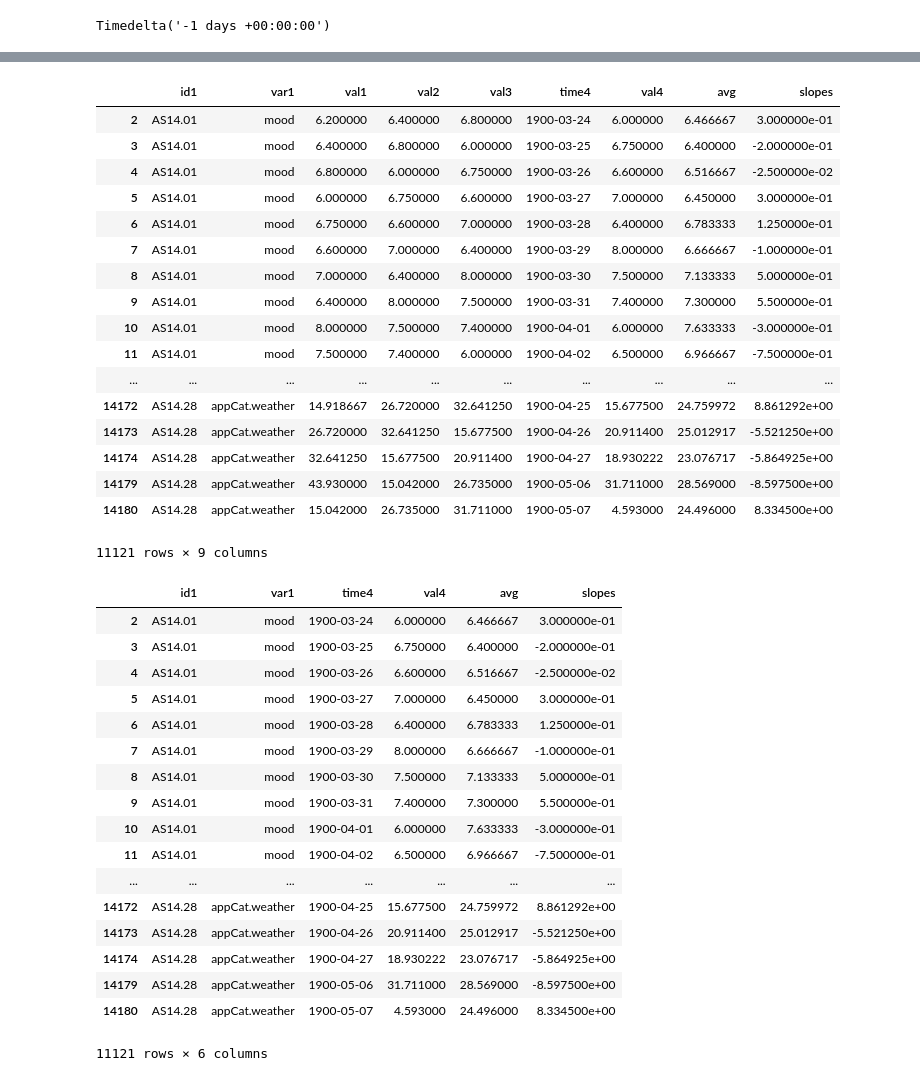
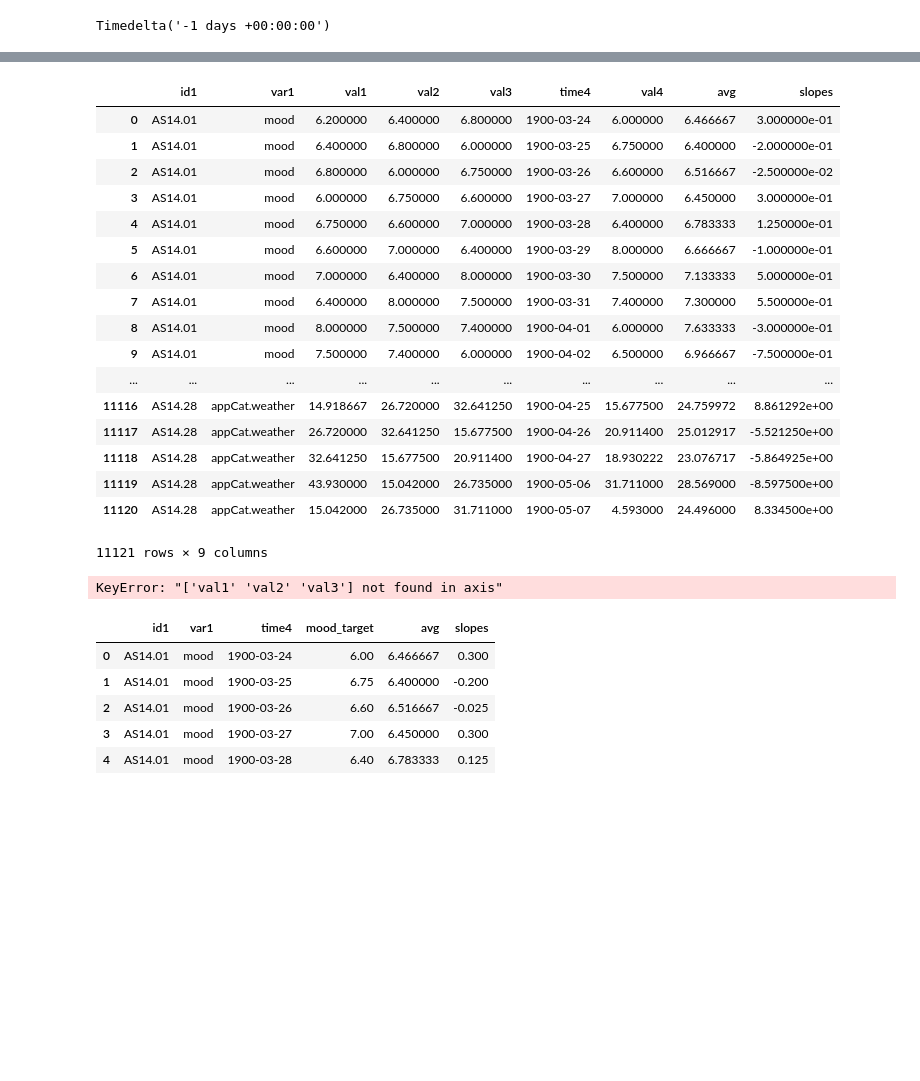
Before and after one commit to Dennis-Dekker/Data_mining, a Jupyter notebook: new_preprocessing.ipynb, the cells around one changed output, grey strips where cells are left out. Cells and saved outputs as stored; diff of their text form; code cells hidden in the pictures; blank space fills up the shorter version.

```diff
--- a/new_preprocessing.ipynb
+++ b/new_preprocessing.ipynb
@@ -197,0 +189,5 @@ data.head()
+# %%
+data=data.reset_index()
+data = data.drop(columns=["index"])
+#data=data.drop(columns="level_0")
+data.head()
@@ -233,44 +234,34 @@ data["slopes"]=slopes
 data
 # %% [output]
 |  | id1 | var1 | val1 | val2 | val3 | time4 | val4 | avg | slopes |
-| 2 | AS14.01 | mood | 6.200000 | 6.400000 | 6.800000 | 1900-03-24 | 6.000000 | 6.466667 | 3.000000e-01 |
-| 3 | AS14.01 | mood | 6.400000 | 6.800000 | 6.000000 | 1900-03-25 | 6.750000 | 6.400000 | -2.000000e-01 |
-| 4 | AS14.01 | mood | 6.800000 | 6.000000 | 6.750000 | 1900-03-26 | 6.600000 | 6.516667 | -2.500000e-02 |
-| 5 | AS14.01 | mood | 6.000000 | 6.750000 | 6.600000 | 1900-03-27 | 7.000000 | 6.450000 | 3.000000e-01 |
-| 6 | AS14.01 | mood | 6.750000 | 6.600000 | 7.000000 | 1900-03-28 | 6.400000 | 6.783333 | 1.250000e-01 |
-| 7 | AS14.01 | mood | 6.600000 | 7.000000 | 6.400000 | 1900-03-29 | 8.000000 | 6.666667 | -1.000000e-01 |
-| 8 | AS14.01 | mood | 7.000000 | 6.400000 | 8.000000 | 1900-03-30 | 7.500000 | 7.133333 | 5.000000e-01 |
-| 9 | AS14.01 | mood | 6.400000 | 8.000000 | 7.500000 | 1900-03-31 | 7.400000 | 7.300000 | 5.500000e-01 |
-| 10 | AS14.01 | mood | 8.000000 | 7.500000 | 7.400000 | 1900-04-01 | 6.000000 | 7.633333 | -3.000000e-01 |
-| 11 | AS14.01 | mood | 7.500000 | 7.400000 | 6.000000 | 1900-04-02 | 6.500000 | 6.966667 | -7.500000e-01 |
+| 0 | AS14.01 | mood | 6.200000 | 6.400000 | 6.800000 | 1900-03-24 | 6.000000 | 6.466667 | 3.000000e-01 |
+| 1 | AS14.01 | mood | 6.400000 | 6.800000 | 6.000000 | 1900-03-25 | 6.750000 | 6.400000 | -2.000000e-01 |
+| 2 | AS14.01 | mood | 6.800000 | 6.000000 | 6.750000 | 1900-03-26 | 6.600000 | 6.516667 | -2.500000e-02 |
+| 3 | AS14.01 | mood | 6.000000 | 6.750000 | 6.600000 | 1900-03-27 | 7.000000 | 6.450000 | 3.000000e-01 |
+| 4 | AS14.01 | mood | 6.750000 | 6.600000 | 7.000000 | 1900-03-28 | 6.400000 | 6.783333 | 1.250000e-01 |
+| 5 | AS14.01 | mood | 6.600000 | 7.000000 | 6.400000 | 1900-03-29 | 8.000000 | 6.666667 | -1.000000e-01 |
+| 6 | AS14.01 | mood | 7.000000 | 6.400000 | 8.000000 | 1900-03-30 | 7.500000 | 7.133333 | 5.000000e-01 |
+| 7 | AS14.01 | mood | 6.400000 | 8.000000 | 7.500000 | 1900-03-31 | 7.400000 | 7.300000 | 5.500000e-01 |
+| 8 | AS14.01 | mood | 8.000000 | 7.500000 | 7.400000 | 1900-04-01 | 6.000000 | 7.633333 | -3.000000e-01 |
+| 9 | AS14.01 | mood | 7.500000 | 7.400000 | 6.000000 | 1900-04-02 | 6.500000 | 6.966667 | -7.500000e-01 |
 | ... | ... | ... | ... | ... | ... | ... | ... | ... | ... |
-| 14172 | AS14.28 | appCat.weather | 14.918667 | 26.720000 | 32.641250 | 1900-04-25 | 15.677500 | 24.759972 | 8.861292e+00 |
-| 14173 | AS14.28 | appCat.weather | 26.720000 | 32.641250 | 15.677500 | 1900-04-26 | 20.911400 | 25.012917 | -5.521250e+00 |
-| 14174 | AS14.28 | appCat.weather | 32.641250 | 15.677500 | 20.911400 | 1900-04-27 | 18.930222 | 23.076717 | -5.864925e+00 |
-| 14179 | AS14.28 | appCat.weather | 43.930000 | 15.042000 | 26.735000 | 1900-05-06 | 31.711000 | 28.569000 | -8.597500e+00 |
-| 14180 | AS14.28 | appCat.weather | 15.042000 | 26.735000 | 31.711000 | 1900-05-07 | 4.593000 | 24.496000 | 8.334500e+00 |
+| 11116 | AS14.28 | appCat.weather | 14.918667 | 26.720000 | 32.641250 | 1900-04-25 | 15.677500 | 24.759972 | 8.861292e+00 |
+| 11117 | AS14.28 | appCat.weather | 26.720000 | 32.641250 | 15.677500 | 1900-04-26 | 20.911400 | 25.012917 | -5.521250e+00 |
+| 11118 | AS14.28 | appCat.weather | 32.641250 | 15.677500 | 20.911400 | 1900-04-27 | 18.930222 | 23.076717 | -5.864925e+00 |
+| 11119 | AS14.28 | appCat.weather | 43.930000 | 15.042000 | 26.735000 | 1900-05-06 | 31.711000 | 28.569000 | -8.597500e+00 |
+| 11120 | AS14.28 | appCat.weather | 15.042000 | 26.735000 | 31.711000 | 1900-05-07 | 4.593000 | 24.496000 | 8.334500e+00 |
 11121 rows × 9 columns
 # %%
-data.rename(index=str, columns={"val4": "mood_target"})
+data=data.rename(index=str, columns={"val4": "mood_target"})
 data=data.drop(['val1', 'val2',"val3"], axis=1)
+# %% [output]
+KeyError: "['val1' 'val2' 'val3'] not found in axis"
 # %%
-data
+data.head()
 # %% [output]
-|  | id1 | var1 | time4 | val4 | avg | slopes |
-| 2 | AS14.01 | mood | 1900-03-24 | 6.000000 | 6.466667 | 3.000000e-01 |
-| 3 | AS14.01 | mood | 1900-03-25 | 6.750000 | 6.400000 | -2.000000e-01 |
-| 4 | AS14.01 | mood | 1900-03-26 | 6.600000 | 6.516667 | -2.500000e-02 |
-| 5 | AS14.01 | mood | 1900-03-27 | 7.000000 | 6.450000 | 3.000000e-01 |
-| 6 | AS14.01 | mood | 1900-03-28 | 6.400000 | 6.783333 | 1.250000e-01 |
-| 7 | AS14.01 | mood | 1900-03-29 | 8.000000 | 6.666667 | -1.000000e-01 |
-| 8 | AS14.01 | mood | 1900-03-30 | 7.500000 | 7.133333 | 5.000000e-01 |
-| 9 | AS14.01 | mood | 1900-03-31 | 7.400000 | 7.300000 | 5.500000e-01 |
-| 10 | AS14.01 | mood | 1900-04-01 | 6.000000 | 7.633333 | -3.000000e-01 |
-| 11 | AS14.01 | mood | 1900-04-02 | 6.500000 | 6.966667 | -7.500000e-01 |
-| ... | ... | ... | ... | ... | ... | ... |
-| 14172 | AS14.28 | appCat.weather | 1900-04-25 | 15.677500 | 24.759972 | 8.861292e+00 |
-| 14173 | AS14.28 | appCat.weather | 1900-04-26 | 20.911400 | 25.012917 | -5.521250e+00 |
-| 14174 | AS14.28 | appCat.weather | 1900-04-27 | 18.930222 | 23.076717 | -5.864925e+00 |
-| 14179 | AS14.28 | appCat.weather | 1900-05-06 | 31.711000 | 28.569000 | -8.597500e+00 |
-| 14180 | AS14.28 | appCat.weather | 1900-05-07 | 4.593000 | 24.496000 | 8.334500e+00 |
+|  | id1 | var1 | time4 | mood_target | avg | slopes |
+| 0 | AS14.01 | mood | 1900-03-24 | 6.00 | 6.466667 | 0.300 |
+| 1 | AS14.01 | mood | 1900-03-25 | 6.75 | 6.400000 | -0.200 |
+| 2 | AS14.01 | mood | 1900-03-26 | 6.60 | 6.516667 | -0.025 |
+| 3 | AS14.01 | mood | 1900-03-27 | 7.00 | 6.450000 | 0.300 |
+| 4 | AS14.01 | mood | 1900-03-28 | 6.40 | 6.783333 | 0.125 |
-11121 rows × 6 columns
```
Also changed, not shown: parts of 5 cells of this notebook.
